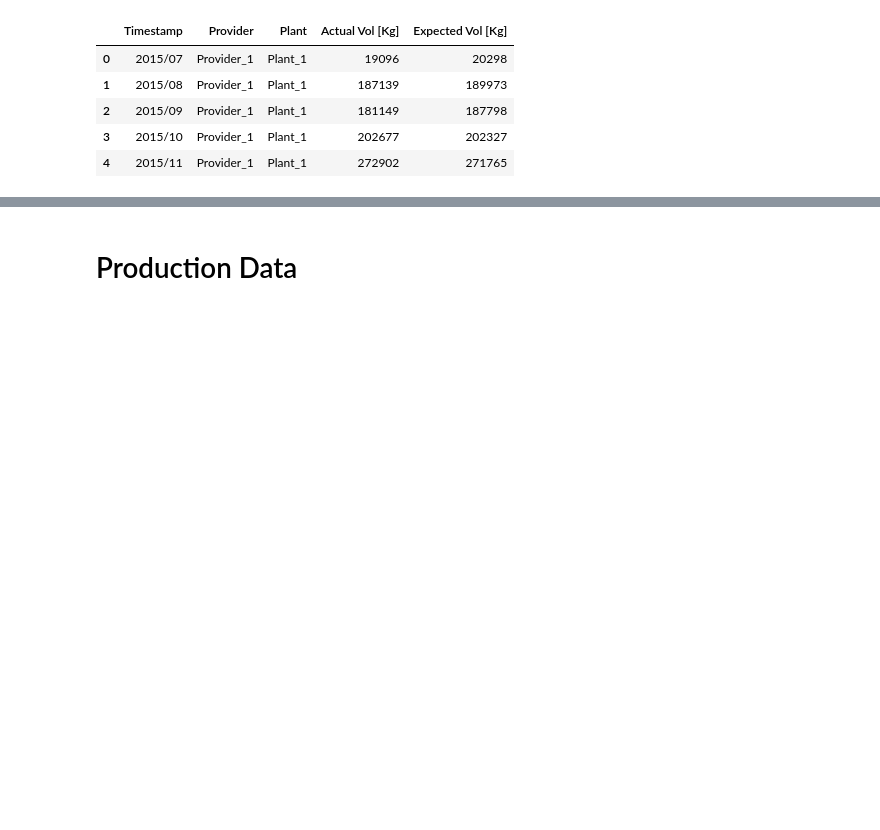
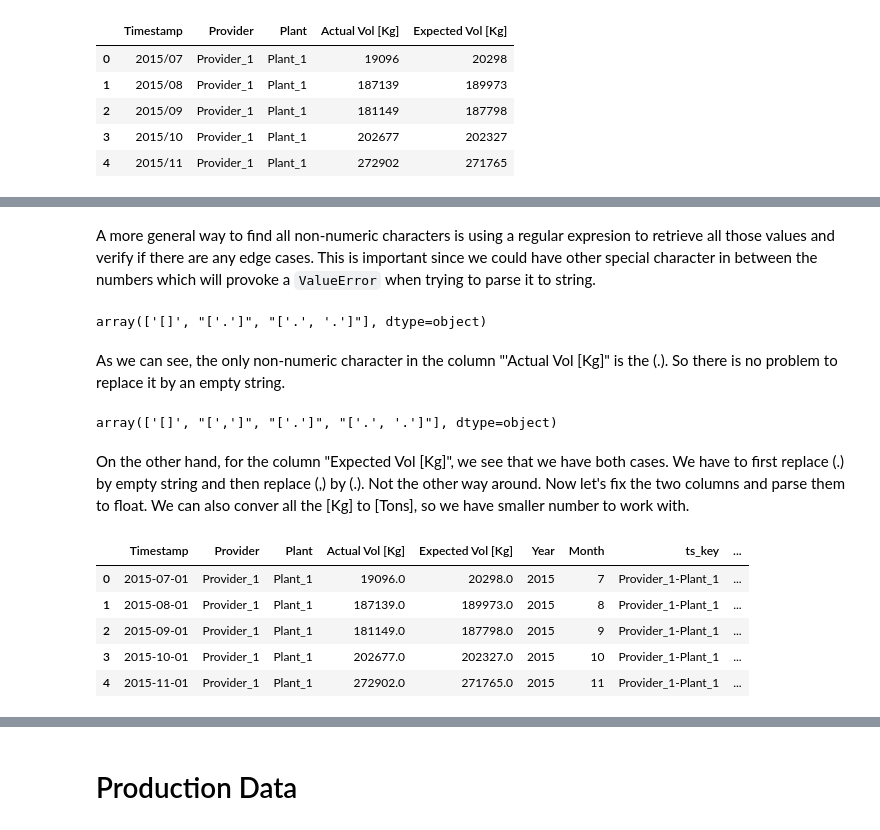
Before and after one commit to noliveraa/ValueDrivenDataScience_LogisticsApplication, a Jupyter notebook: LogisticsApplications/00-EDA.ipynb, the cells around one changed output, grey strips where cells are left out. Cells and saved outputs as stored; diff of their text form; code cells hidden in the pictures; blank space fills up the shorter version.

```diff
--- a/LogisticsApplications/00-EDA.ipynb
+++ b/LogisticsApplications/00-EDA.ipynb
@@ -15,0 +81,2 @@ df_vol.head()
+# %% [markdown]
+A more general way to find all non-numeric characters is using a regular expresion to retrieve all those values and verify if there are any edge cases. This is important since we could have other special character in between the numbers which will provoke a `ValueError` when trying to parse it to string.
@@ -15,0 +92,18 @@ df_vol.head()
+# %%
+# Find all non-numeric characters
+df_vol['Actual Vol [Kg]'].dropna().apply(non_numeric_characters).unique()
+
+# Expected output = array(['[]', "['.']", "['.', '.']"], dtype=object)
+# %% [output]
+array(['[]', "['.']", "['.', '.']"], dtype=object)
+# %% [markdown]
+As we can see, the only non-numeric character in the column "'Actual Vol [Kg]" is the (.). So there is no problem to replace it by an empty string.
+# %%
+# Find all non-numeric characters
+df_vol['Expected Vol [Kg]'].dropna().apply(non_numeric_characters).unique()
+
+# Expected output = array(['[]', "[',']", "['.']", "['.', '.']"], dtype=object)
+# %% [output]
+array(['[]', "[',']", "['.']", "['.', '.']"], dtype=object)
+# %% [markdown]
+On the other hand, for the column "Expected Vol [Kg]", we see that we have both cases. We have to first replace (.) by empty string and then replace (,) by (.). Not the other way around. Now let's fix the two columns and parse them to float. We can also conver all the [Kg] to [Tons], so we have smaller number to work with.
@@ -15,0 +117,9 @@ df_vol.head()
+# %%
+df_vol.head()
+# %% [output]
+|  | Timestamp | Provider | Plant | Actual Vol [Kg] | Expected Vol [Kg] | Year | Month | ts_key | ... |
+| 0 | 2015-07-01 | Provider_1 | Plant_1 | 19096.0 | 20298.0 | 2015 | 7 | Provider_1-Plant_1 | ... |
+| 1 | 2015-08-01 | Provider_1 | Plant_1 | 187139.0 | 189973.0 | 2015 | 8 | Provider_1-Plant_1 | ... |
+| 2 | 2015-09-01 | Provider_1 | Plant_1 | 181149.0 | 187798.0 | 2015 | 9 | Provider_1-Plant_1 | ... |
+| 3 | 2015-10-01 | Provider_1 | Plant_1 | 202677.0 | 202327.0 | 2015 | 10 | Provider_1-Plant_1 | ... |
+| 4 | 2015-11-01 | Provider_1 | Plant_1 | 272902.0 | 271765.0 | 2015 | 11 | Provider_1-Plant_1 | ... |
```
Also changed, not shown: parts of 21 cells of this notebook, 2 other files.
